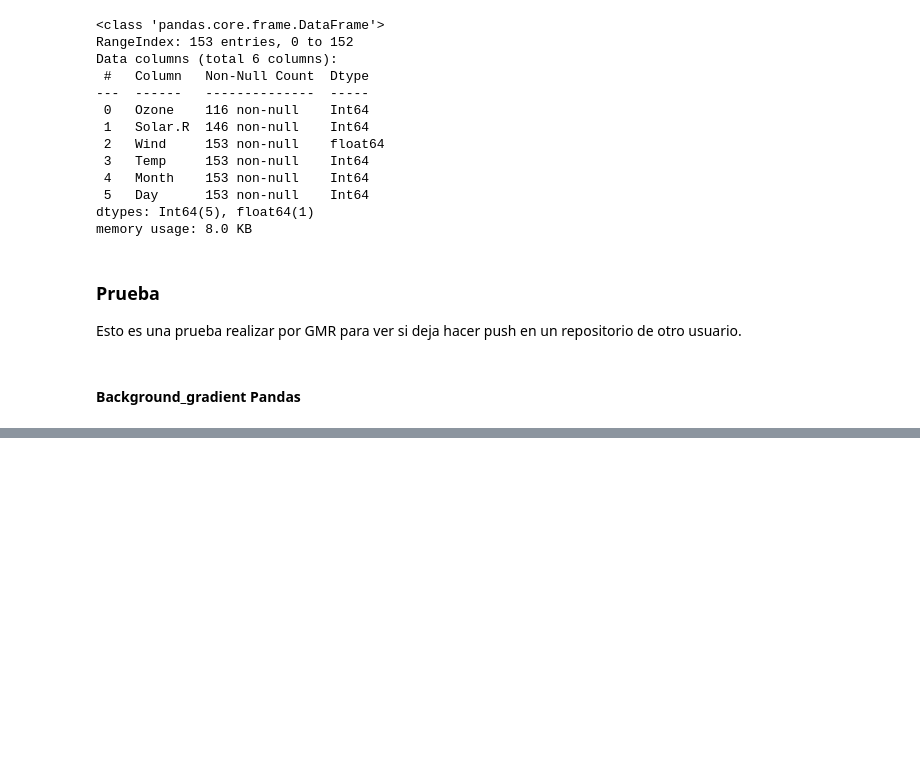
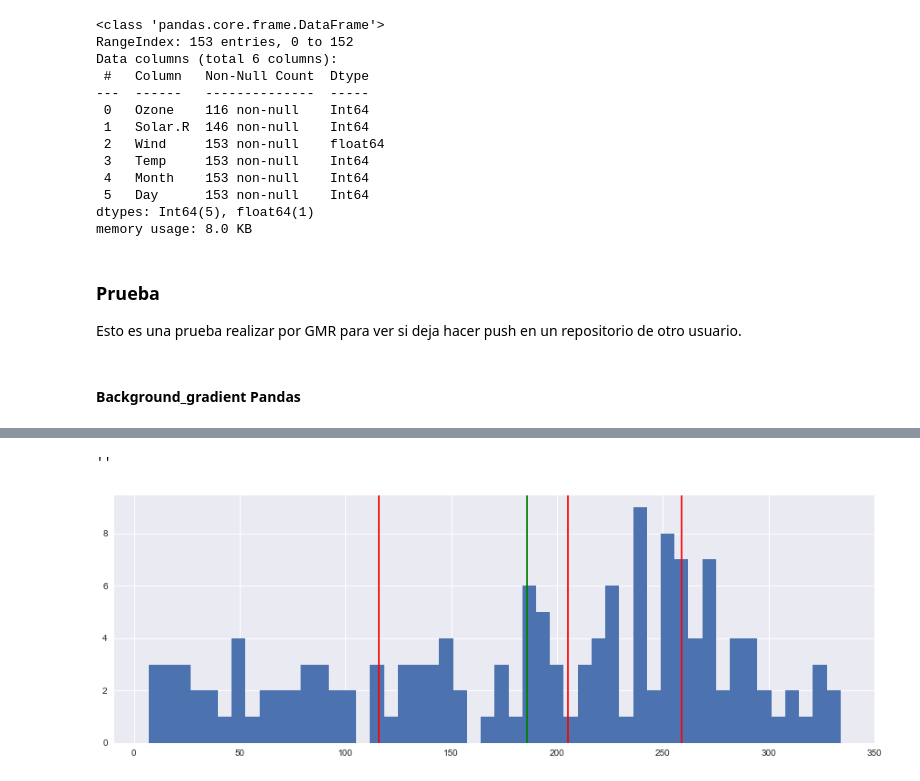
Before and after one commit to xiaoxi-david/AirQuality, a Jupyter notebook: airquality.ipynb, the cells around one changed output, grey strips where cells are left out. Drawn from its saved outputs; the diff is of its cells as text; code cells hidden in the pictures; blank space fills up the shorter version.

```diff
--- a/airquality.ipynb
+++ b/airquality.ipynb
@@ -55,0 +217,3 @@ Esto es una prueba realizar por GMR para ver si deja hacer push en un repositori
+# %%
+rsolar_values = airquality['Solar.R'].dropna().astype(float).to_numpy()
+rsolar_values
@@ -55,0 +235,11 @@ Esto es una prueba realizar por GMR para ver si deja hacer push en un repositori
+# %%
+plt.figure(figsize=(15,5))
+plt.hist(rsolar_values,bins=50)
+plt.axvline(x=np.mean(rsolar_values),c='green')
+plt.axvline(x=np.percentile(rsolar_values,25), c='red')
+plt.axvline(x=np.percentile(rsolar_values,50), c='red')
+plt.axvline(x=np.percentile(rsolar_values,75), c='red')
+;
+# %% [output]
+''
+[figure, added]
```
Also changed, not shown: parts of 26 cells of this notebook.
